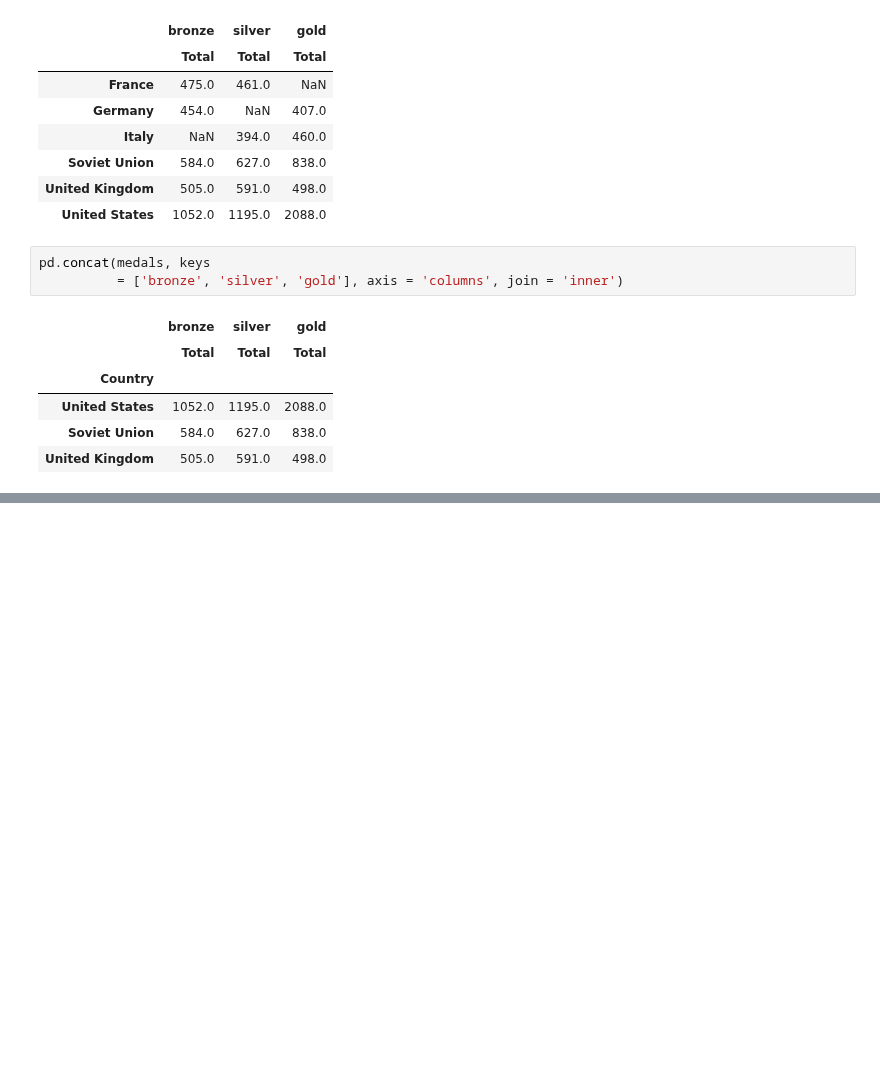
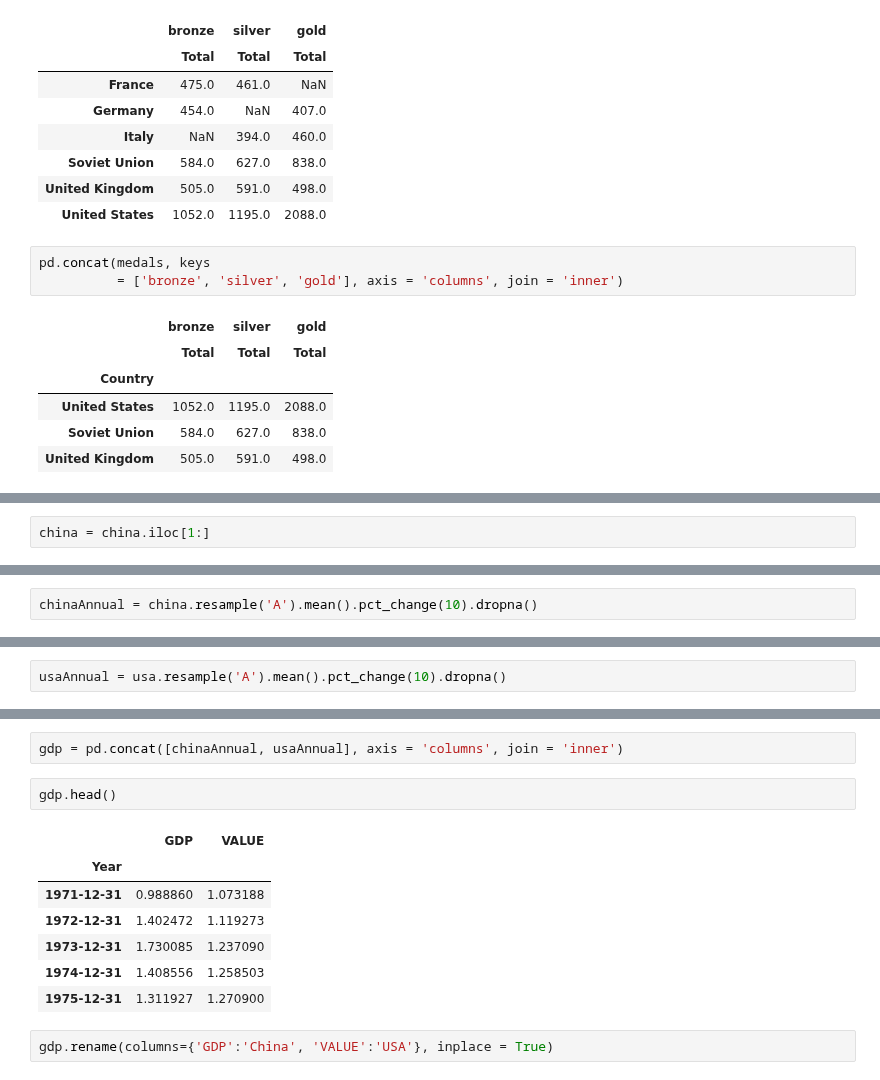
Before and after one commit to sushant2811/pythonAndStatsForDS, a Jupyter notebook: advancedPandas.ipynb, the cells around one changed output, grey strips where cells are left out. Drawn from its saved outputs; the diff is of its cells as text; blank space fills up the shorter version.

Commit message:
Resample and concatenate using inner join

```diff
--- a/advancedPandas.ipynb
+++ b/advancedPandas.ipynb
@@ -2421,0 +2446,2 @@ pd.concat(medals, keys
+# %%
+china = china.iloc[1:]
@@ -2421,0 +2482,2 @@ pd.concat(medals, keys
+# %%
+chinaAnnual = china.resample('A').mean().pct_change(10).dropna()
@@ -2421,0 +2528,2 @@ pd.concat(medals, keys
+# %%
+usaAnnual = usa.resample('A').mean().pct_change(10).dropna()
@@ -2421,0 +2560,14 @@ pd.concat(medals, keys
+# %%
+gdp = pd.concat([chinaAnnual, usaAnnual], axis = 'columns', join = 'inner')
+# %%
+gdp.head()
+# %% [output]
+|  | GDP | VALUE |
+| Year |  |  |
+| 1971-12-31 | 0.988860 | 1.073188 |
+| 1972-12-31 | 1.402472 | 1.119273 |
+| 1973-12-31 | 1.730085 | 1.237090 |
+| 1974-12-31 | 1.408556 | 1.258503 |
+| 1975-12-31 | 1.311927 | 1.270900 |
+# %%
+gdp.rename(columns={'GDP':'China', 'VALUE':'USA'}, inplace = True)
```
Also changed, not shown: parts of 15 cells of this notebook.
